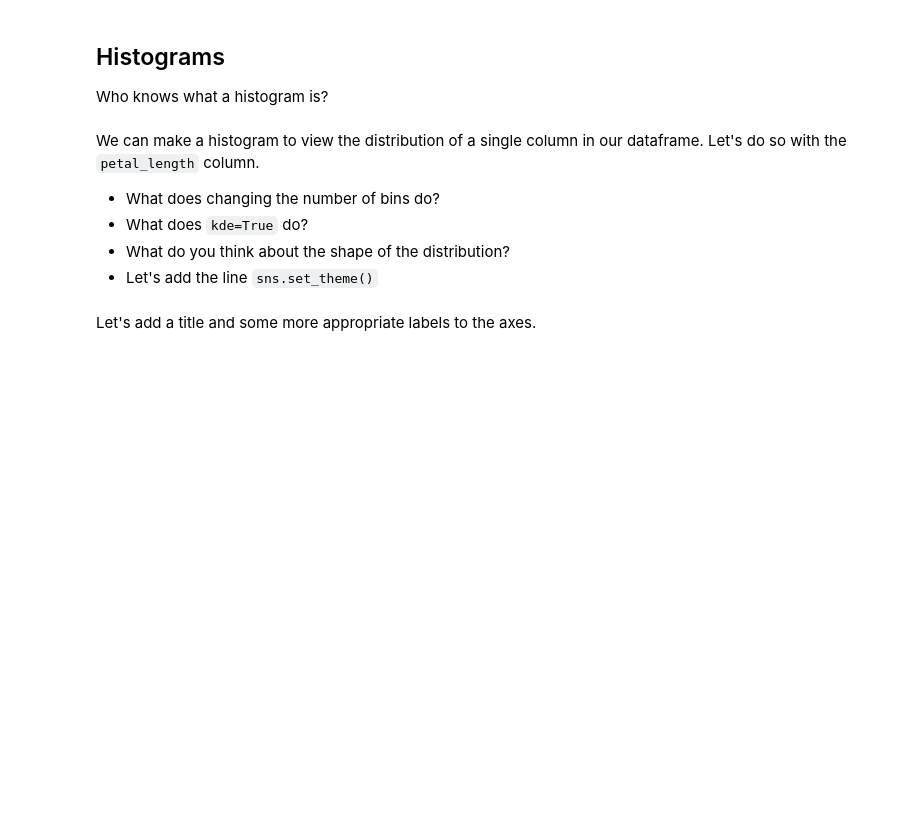
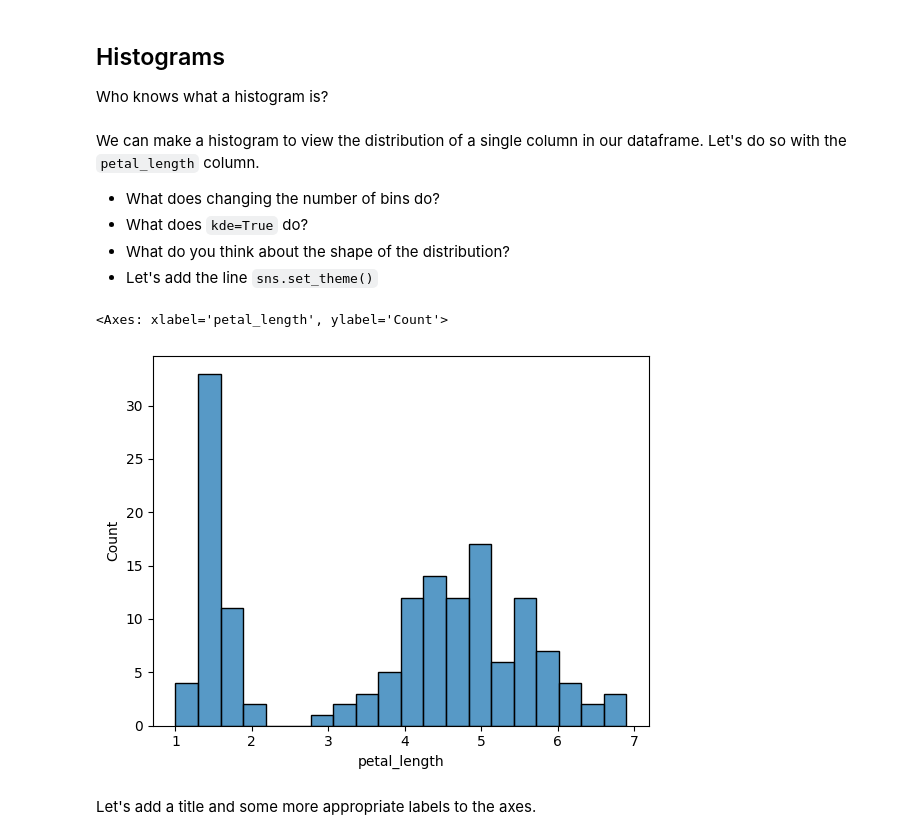
Before and after one commit to dymiyata/python-pro-intro-to-ml-spring-2026, a Jupyter notebook: intro_to_data_visualization.ipynb, the cells around one changed output. Drawn from its saved outputs; the diff is of its cells as text; code cells hidden in the pictures; blank space fills up the shorter version.

```diff
--- a/intro_to_data_visualization.ipynb
+++ b/intro_to_data_visualization.ipynb
@@ -58,5 +106,10 @@ We can make a histogram to view the distribution of a single column in our dataf
 - What does `kde=True` do?
 - What do you think about the shape of the distribution?
 - Let's add the line `sns.set_theme()`
+# %%
+sns.histplot(df["petal_length"], bins=20)
+# %% [output]
+<Axes: xlabel='petal_length', ylabel='Count'>
+[figure, added]
 # %% [markdown]
 Let's add a title and some more appropriate labels to the axes.
```
Also changed, not shown: parts of 13 cells of this notebook.
